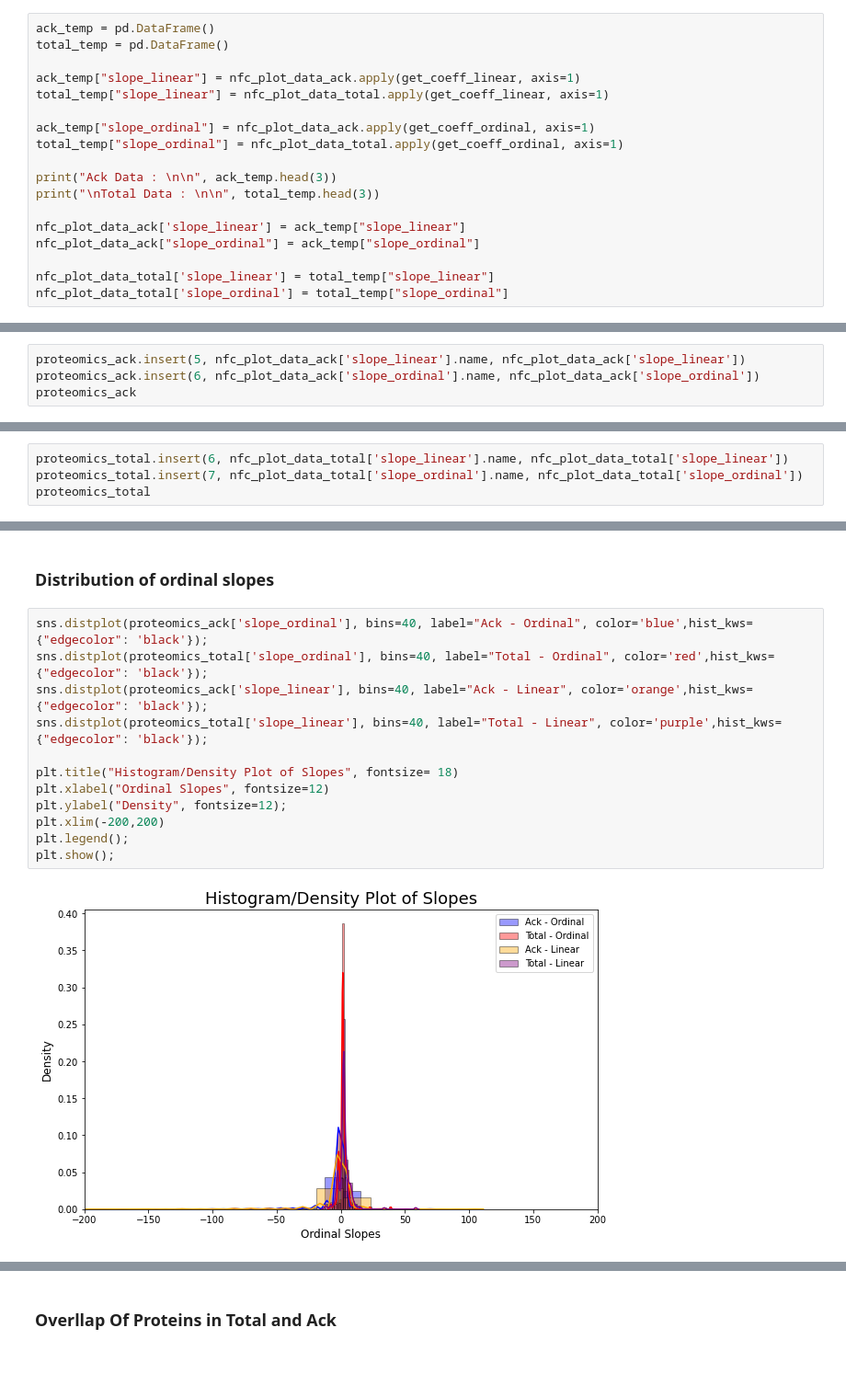
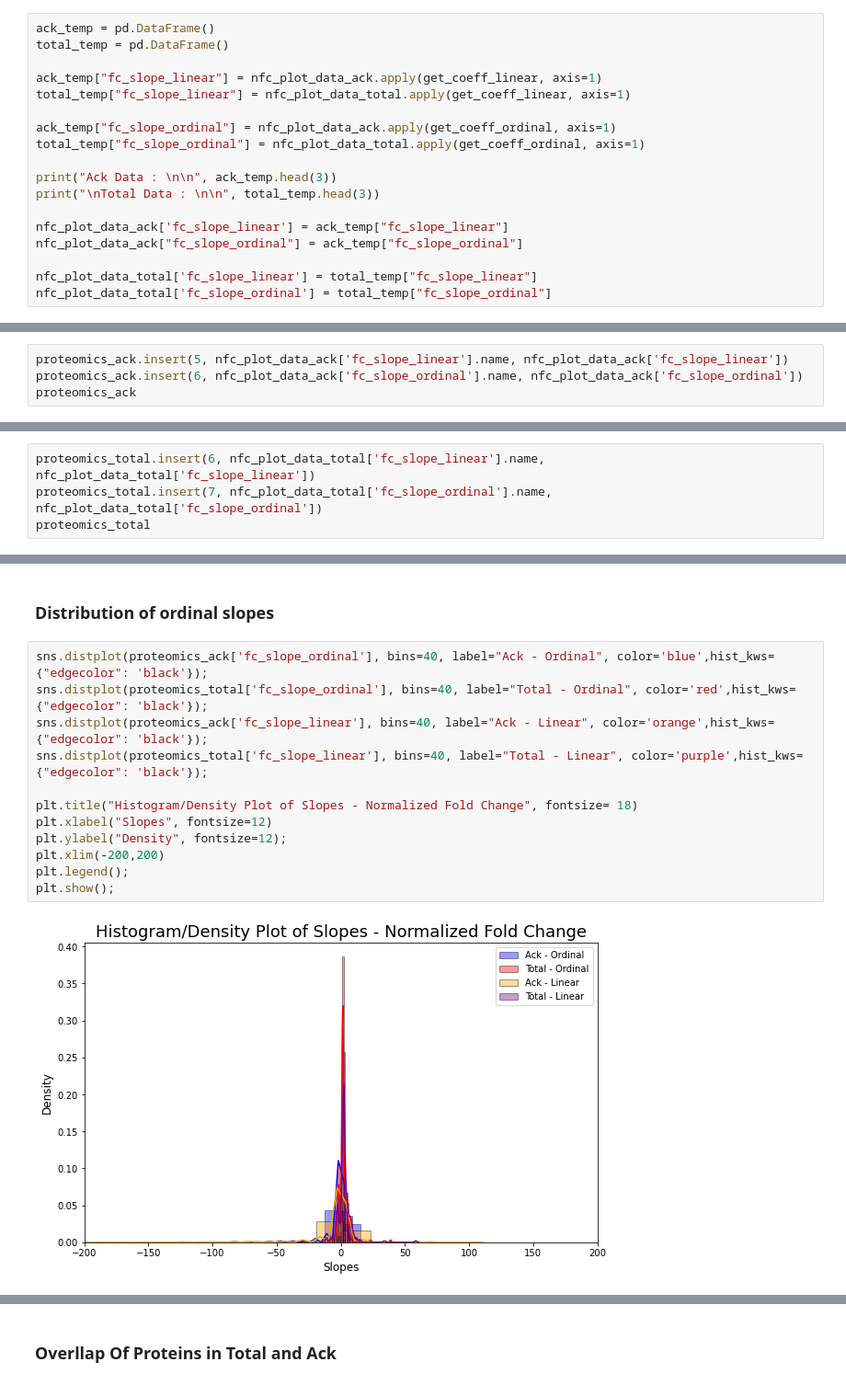
Before and after one commit to KyraGriffin/bmsip_internship_seta, a Jupyter notebook: protein_isolation.ipynb, the cells around one changed output, grey strips where cells are left out. Shown at 92% size. Saved outputs shown, nothing was run; the diff lists cells and outputs as text.

```diff
--- a/protein_isolation.ipynb
+++ b/protein_isolation.ipynb
@@ -388,20 +391,20 @@ def get_coeff_ordinal(row, model=m):
 ack_temp = pd.DataFrame()
 total_temp = pd.DataFrame()
 
-ack_temp["slope_linear"] = nfc_plot_data_ack.apply(get_coeff_linear, axis=1)
-total_temp["slope_linear"] = nfc_plot_data_total.apply(get_coeff_linear, axis=1)
+ack_temp["fc_slope_linear"] = nfc_plot_data_ack.apply(get_coeff_linear, axis=1)
+total_temp["fc_slope_linear"] = nfc_plot_data_total.apply(get_coeff_linear, axis=1)
 
-ack_temp["slope_ordinal"] = nfc_plot_data_ack.apply(get_coeff_ordinal, axis=1)
-total_temp["slope_ordinal"] = nfc_plot_data_total.apply(get_coeff_ordinal, axis=1)
+ack_temp["fc_slope_ordinal"] = nfc_plot_data_ack.apply(get_coeff_ordinal, axis=1)
+total_temp["fc_slope_ordinal"] = nfc_plot_data_total.apply(get_coeff_ordinal, axis=1)
 
 print("Ack Data : \n\n", ack_temp.head(3))
 print("\nTotal Data : \n\n", total_temp.head(3))
 
-nfc_plot_data_ack['slope_linear'] = ack_temp["slope_linear"]
-nfc_plot_data_ack["slope_ordinal"] = ack_temp["slope_ordinal"]
+nfc_plot_data_ack['fc_slope_linear'] = ack_temp["fc_slope_linear"]
+nfc_plot_data_ack["fc_slope_ordinal"] = ack_temp["fc_slope_ordinal"]
 
-nfc_plot_data_total['slope_linear'] = total_temp["slope_linear"]
-nfc_plot_data_total['slope_ordinal'] = total_temp["slope_ordinal"]
+nfc_plot_data_total['fc_slope_linear'] = total_temp["fc_slope_linear"]
+nfc_plot_data_total['fc_slope_ordinal'] = total_temp["fc_slope_ordinal"]
 # %% [output]
 Ack Data :
 
@@ -469,5 +472,5 @@ print(nfc_plot_data_total.head(5))
 # %%
-proteomics_ack.insert(5, nfc_plot_data_ack['slope_linear'].name, nfc_plot_data_ack['slope_linear'])
-proteomics_ack.insert(6, nfc_plot_data_ack['slope_ordinal'].name, nfc_plot_data_ack['slope_ordinal'])
+proteomics_ack.insert(5, nfc_plot_data_ack['fc_slope_linear'].name, nfc_plot_data_ack['fc_slope_linear'])
+proteomics_ack.insert(6, nfc_plot_data_ack['fc_slope_ordinal'].name, nfc_plot_data_ack['fc_slope_ordinal'])
 proteomics_ack
 # %% [output]
@@ -486,6 +489,6 @@ proteomics_ack
 845 rows × 106 columns
 # %%
-proteomics_total.insert(6, nfc_plot_data_total['slope_linear'].name, nfc_plot_data_total['slope_linear'])
-proteomics_total.insert(7, nfc_plot_data_total['slope_ordinal'].name, nfc_plot_data_total['slope_ordinal'])
+proteomics_total.insert(6, nfc_plot_data_total['fc_slope_linear'].name, nfc_plot_data_total['fc_slope_linear'])
+proteomics_total.insert(7, nfc_plot_data_total['fc_slope_ordinal'].name, nfc_plot_data_total['fc_slope_ordinal'])
 proteomics_total
 # %% [output]
@@ -552,17 +560,17 @@ plt.show();
 # %% [markdown]
 ### Distribution of ordinal slopes
 # %%
-sns.distplot(proteomics_ack['slope_ordinal'], bins=40, label="Ack - Ordinal", color='blue',hist_kws={"edgecolor": 'black'});
-sns.distplot(proteomics_total['slope_ordinal'], bins=40, label="Total - Ordinal", color='red',hist_kws={"edgecolor": 'black'});
-sns.distplot(proteomics_ack['slope_linear'], bins=40, label="Ack - Linear", color='orange',hist_kws={"edgecolor": 'black'});
-sns.distplot(proteomics_total['slope_linear'], bins=40, label="Total - Linear", color='purple',hist_kws={"edgecolor": 'black'});
+sns.distplot(proteomics_ack['fc_slope_ordinal'], bins=40, label="Ack - Ordinal", color='blue',hist_kws={"edgecolor": 'black'});
+sns.distplot(proteomics_total['fc_slope_ordinal'], bins=40, label="Total - Ordinal", color='red',hist_kws={"edgecolor": 'black'});
+sns.distplot(proteomics_ack['fc_slope_linear'], bins=40, label="Ack - Linear", color='orange',hist_kws={"edgecolor": 'black'});
+sns.distplot(proteomics_total['fc_slope_linear'], bins=40, label="Total - Linear", color='purple',hist_kws={"edgecolor": 'black'});
 
-plt.title("Histogram/Density Plot of Slopes", fontsize= 18)
-plt.xlabel("Ordinal Slopes", fontsize=12)
+plt.title("Histogram/Density Plot of Slopes - Normalized Fold Change", fontsize= 18)
+plt.xlabel("Slopes", fontsize=12)
 plt.ylabel("Density", fontsize=12);
 plt.xlim(-200,200)
 plt.legend();
 plt.show();
 # %% [output]
-[figure, old version]
+[figure, new version]
 # %%
```
Also changed, not shown: parts of 20 cells of this notebook.
